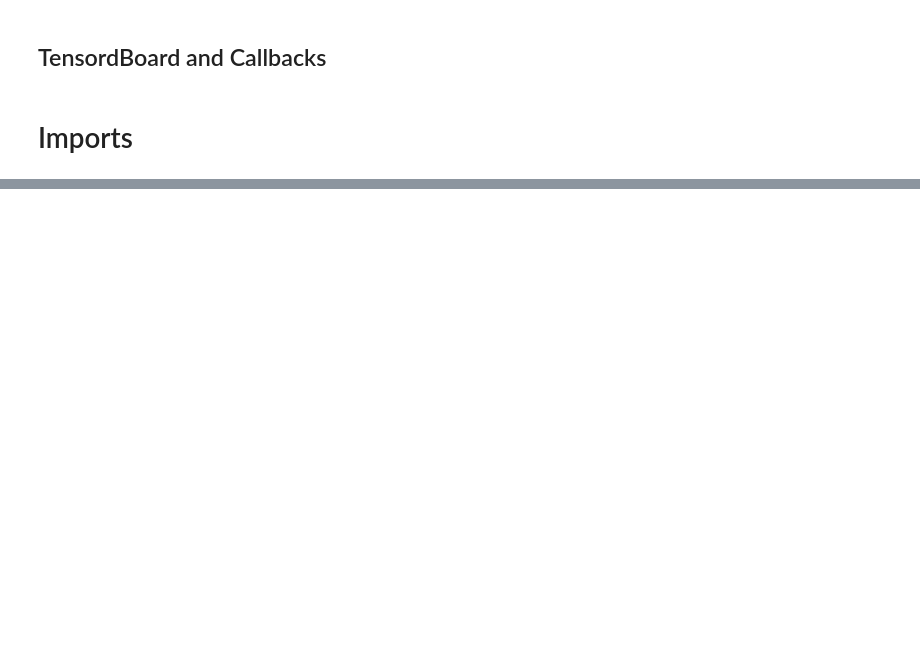
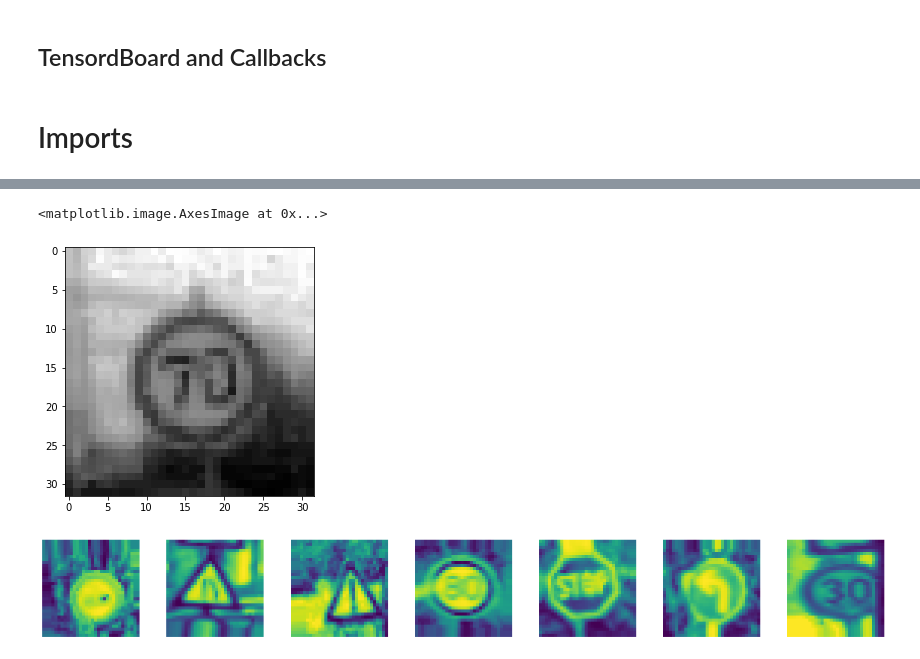
Before and after one commit to ericlewisX/computer_vision_classifier, a Jupyter notebook: Traffic_Signs_Classifier.ipynb, the cells around one changed output, grey strips where cells are left out. Saved outputs shown, nothing was run; the diff lists cells and outputs as text; code cells hidden in the pictures; blank space fills up the shorter version.

```diff
--- a/Traffic_Signs_Classifier.ipynb
+++ b/Traffic_Signs_Classifier.ipynb
@@ -137,10 +222,8 @@ def train_test_split(images_dataset_list, class_num, test_size):
 # %%
-def train_validation_split(X_train, y_train, validation_size):
+def train_validation_split(X_train, y_train, validation_size = 0.2):
 
   '''
   [This function splits our data with a train validation split. ]
-
-
 
   Returns
   -------
@@ -159,0 +300,6 @@ def train_validation_split(X_train, y_train, validation_size):
+# %%
+# Random Image, Lightened, and Grayscaled
+imshow(X_train[random.randint(0,len(X_train)-1)])
+# %% [output]
+<matplotlib.image.AxesImage at 0x...>
+[figure, added]
@@ -159,0 +331,11 @@ def train_validation_split(X_train, y_train, validation_size):
+# %%
+# Show some images
+fig,axs=plt.subplots(1,7,figsize=(20,5))
+fig.tight_layout()
+imageDim = (32,32,3)
+for i in range(7):
+    axs[i].imshow(X_batch[i].reshape(imageDim[0],imageDim[1]))
+    axs[i].axis('off')
+plt.show()
+# %% [output]
+[figure, added]
```
Also changed, not shown: parts of 32 cells of this notebook.
